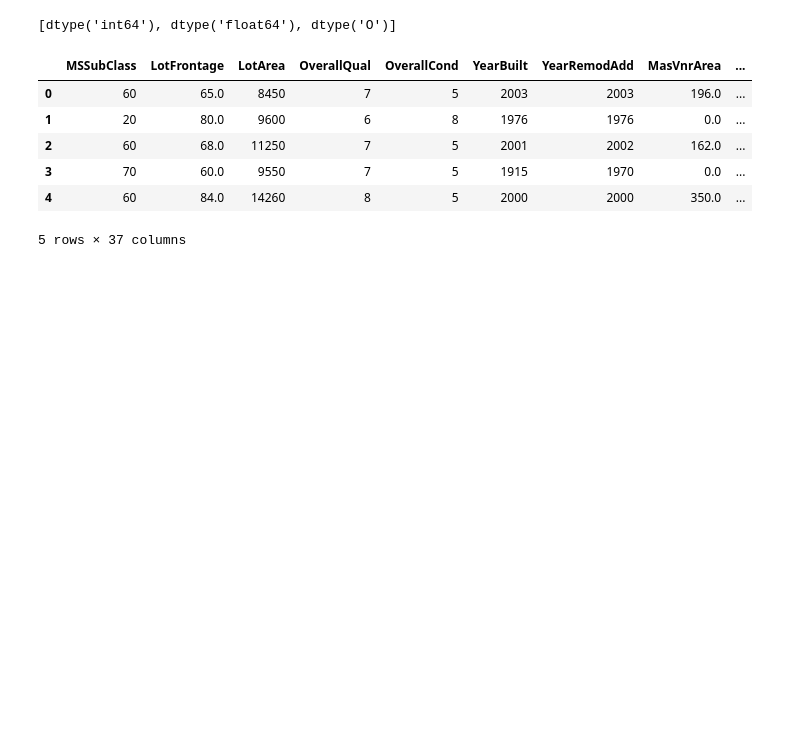
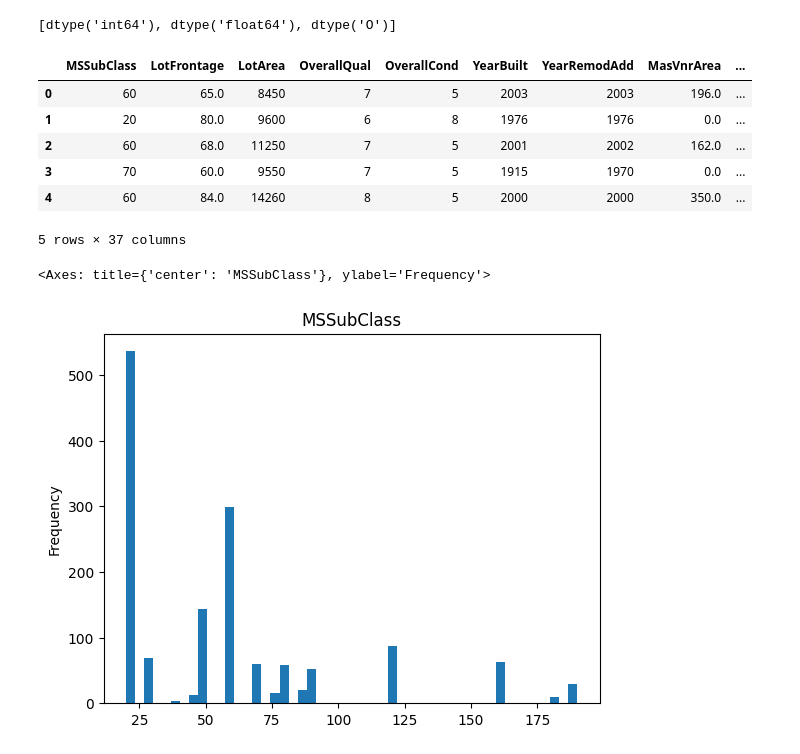
Before and after one commit to linhsuan519/House-Prices, a Jupyter notebook: House_Prices.ipynb, the cells around one changed output. Saved outputs shown, nothing was run; the diff lists cells and outputs as text; code cells hidden in the pictures; blank space fills up the shorter version.

```diff
--- a/House_Prices.ipynb
+++ b/House_Prices.ipynb
@@ -151,3 +152,8 @@ df_num.head()
 | 3 | 70 | 60.0 | 9550 | 7 | 5 | 1915 | 1970 | 0.0 | ... |
 | 4 | 60 | 84.0 | 14260 | 8 | 5 | 2000 | 2000 | 350.0 | ... |
 5 rows × 37 columns
+# %%
+df_num['MSSubClass'].plot(kind='hist', bins=50, title='MSSubClass')
+# %% [output]
+<Axes: title={'center': 'MSSubClass'}, ylabel='Frequency'>
+[figure, added]
```
Also changed, not shown: parts of 15 cells of this notebook.
